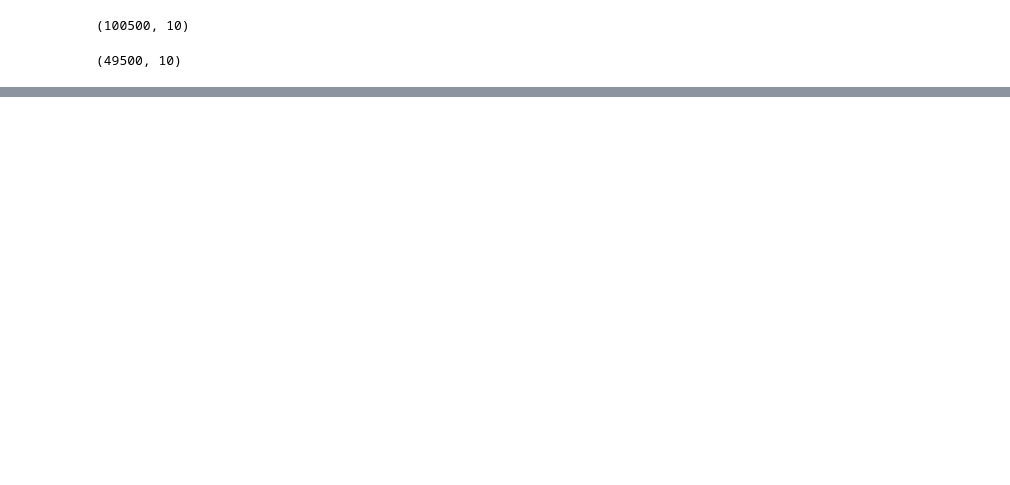
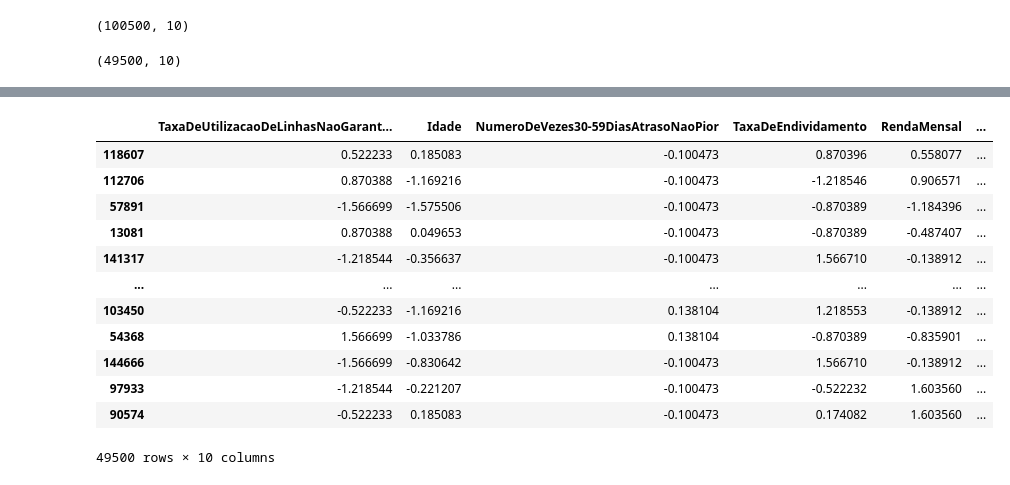
Before and after one commit to Thalesh7991/ml_flow_project, a Jupyter notebook: projeto/notebooks/testing_load.ipynb, the cells around one changed output, grey strips where cells are left out. Drawn from its saved outputs; the diff is of its cells as text; code cells hidden in the pictures; blank space fills up the shorter version.

```diff
--- a/projeto/notebooks/testing_load.ipynb
+++ b/projeto/notebooks/testing_load.ipynb
@@ -49,0 +102,16 @@ X_valid.shape
+# %%
+X_valid_processed
+# %% [output]
+|  | TaxaDeUtilizacaoDeLinhasNaoGarant... | Idade | NumeroDeVezes30-59DiasAtrasoNaoPior | TaxaDeEndividamento | RendaMensal | ... |
+| 118607 | 0.522233 | 0.185083 | -0.100473 | 0.870396 | 0.558077 | ... |
+| 112706 | 0.870388 | -1.169216 | -0.100473 | -1.218546 | 0.906571 | ... |
+| 57891 | -1.566699 | -1.575506 | -0.100473 | -0.870389 | -1.184396 | ... |
+| 13081 | 0.870388 | 0.049653 | -0.100473 | -0.870389 | -0.487407 | ... |
+| 141317 | -1.218544 | -0.356637 | -0.100473 | 1.566710 | -0.138912 | ... |
+| ... | ... | ... | ... | ... | ... | ... |
+| 103450 | -0.522233 | -1.169216 | 0.138104 | 1.218553 | -0.138912 | ... |
+| 54368 | 1.566699 | -1.033786 | 0.138104 | -0.870389 | -0.835901 | ... |
+| 144666 | -1.566699 | -0.830642 | -0.100473 | 1.566710 | -0.138912 | ... |
+| 97933 | -1.218544 | -0.221207 | -0.100473 | -0.522232 | 1.603560 | ... |
+| 90574 | -0.522233 | 0.185083 | -0.100473 | 0.174082 | 1.603560 | ... |
+49500 rows × 10 columns
```
Also changed, not shown: parts of 9 cells of this notebook, 2 other files.
